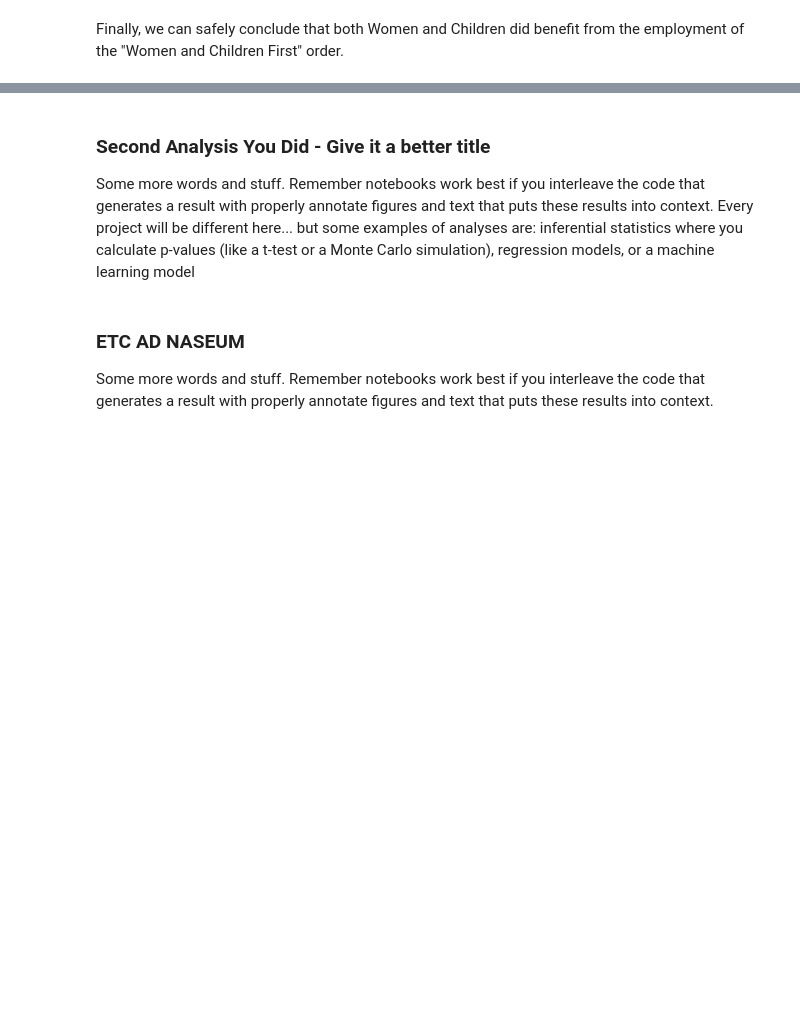
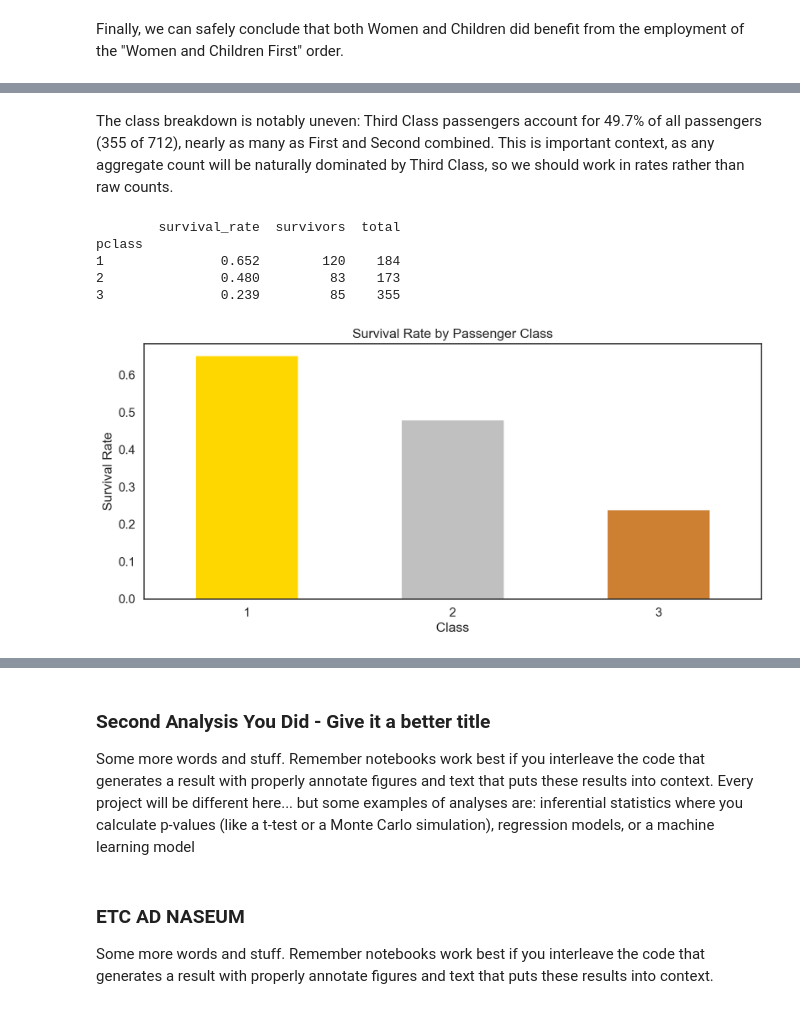
Before and after one commit to COGS108/Group036_WI26, a Jupyter notebook: 03-FinalProject.ipynb, the cells around one changed output, grey strips where cells are left out. Saved outputs shown, nothing was run; the diff lists cells and outputs as text; code cells hidden in the pictures; blank space fills up the shorter version.

```diff
--- a/03-FinalProject.ipynb
+++ b/03-FinalProject.ipynb
@@ -112,20 +112,16 @@ To avoid unnecessary back and forth, see the code below for the relevant import
 # %%
 ## import critical modules
 import os
-%config InlineBackend.figure_format ='retina'
 
 import pandas as pd
-
 import numpy as np
 
 import matplotlib as mpl
 import matplotlib.pyplot as plt
 import matplotlib.style as style
-
-plt.rcParams['figure.figsize'] = (12, 5)
+plt.rcParams['figure.figsize'] = (12, 6)
 
 import seaborn as sns
-
 sns.set(font_scale=1.2, style="white")
 
 import statsmodels.api as sm
@@ -422,0 +442,21 @@ Finally, we can safely conclude that both Women and Children did benefit from th
+# %% [markdown]
+The class breakdown is notably uneven: Third Class passengers account for 49.7% of all passengers (355 of 712), nearly as many as First and Second combined. This is important context, as any aggregate count will be naturally dominated by Third Class, so we should work in rates rather than raw counts.
+# %%
+survival_by_class = titanic.groupby('pclass')['survived'].agg(['mean', 'sum', 'count'])
+survival_by_class.columns = ['survival_rate', 'survivors', 'total']
+survival_by_class['survival_rate'] = survival_by_class['survival_rate'].round(3)
+print(survival_by_class)
+
+survival_by_class['survival_rate'].plot(kind='bar', color=['gold', 'silver', '#cd7f32'])
+plt.title('Survival Rate by Passenger Class')
+plt.xlabel('Class')
+plt.ylabel('Survival Rate')
+plt.xticks(rotation=0)
+plt.show()
+# %% [output]
+        survival_rate  survivors  total
+pclass
+1               0.652        120    184
+2               0.480         83    173
+3               0.239         85    355
+[figure, added]
```
Also changed, not shown: parts of 33 cells of this notebook, 1 other file.
